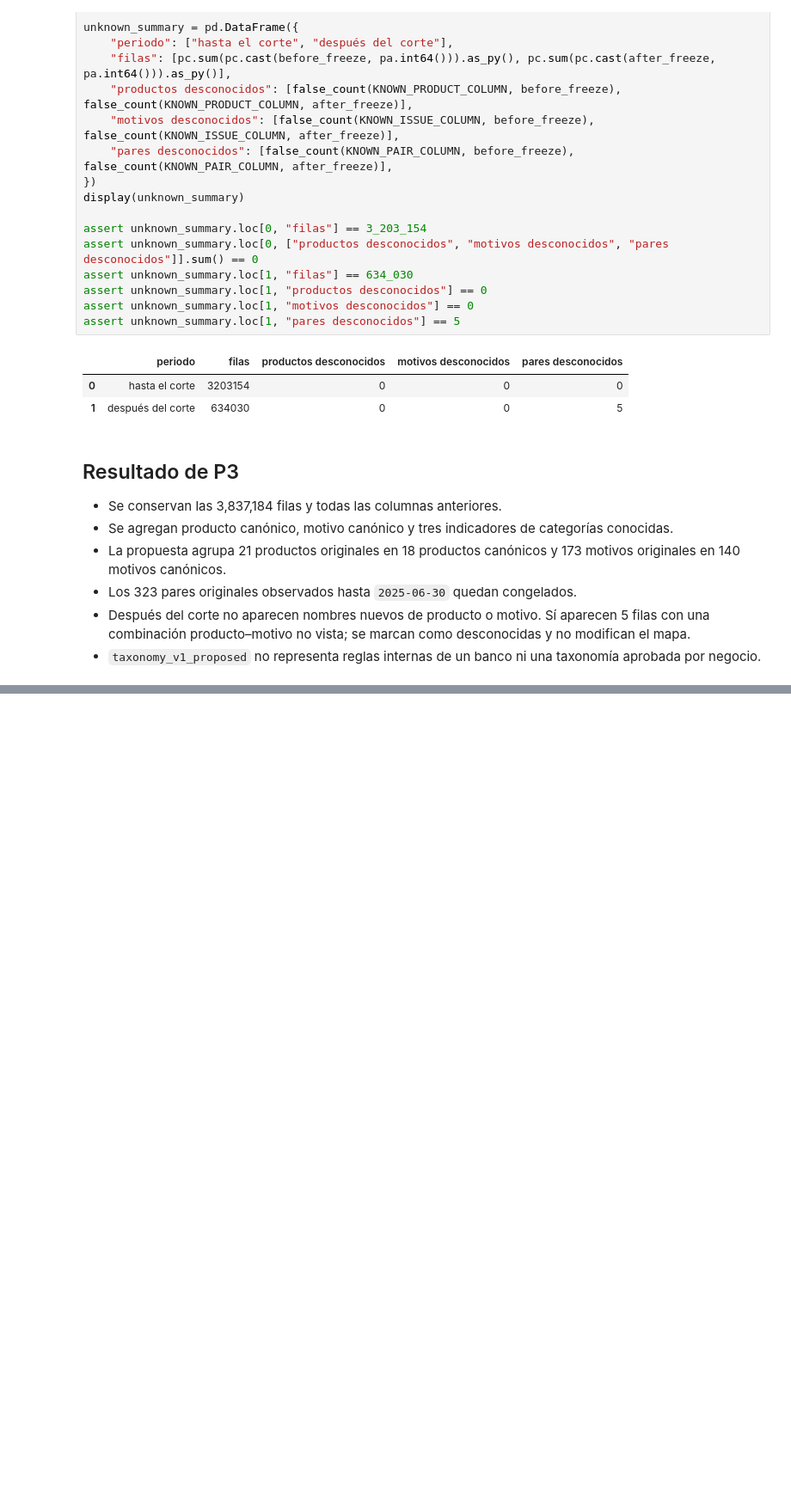
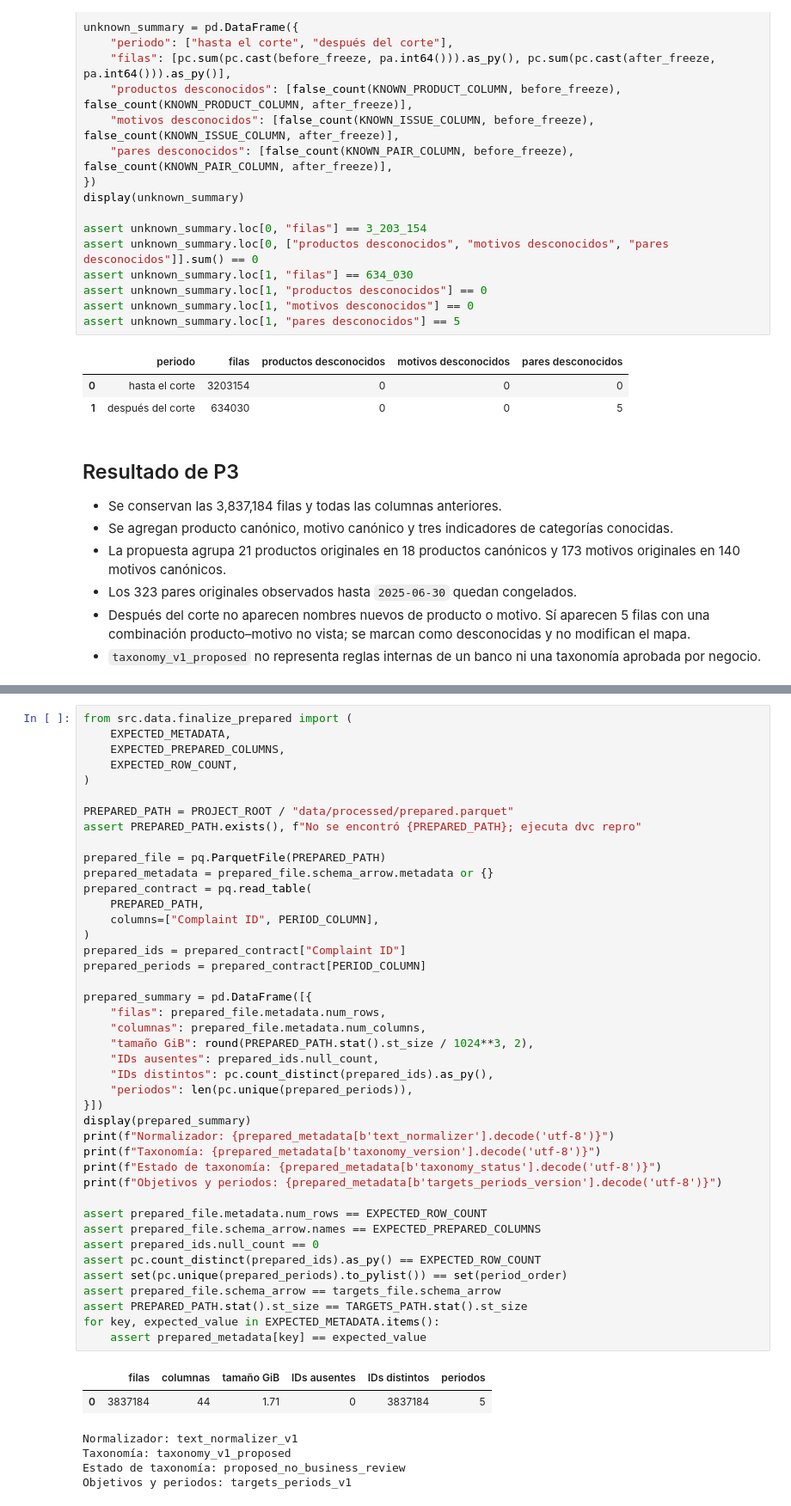
Before and after one commit to Codenid/capstone-claims-triage, a Jupyter notebook: notebooks/02_revision_preparacion.ipynb, the cells around one changed output, grey strips where cells are left out. Shown at 86% size. Saved outputs shown, nothing was run; the diff lists cells and outputs as text; blank space fills up the shorter version.

```diff
--- a/notebooks/02_revision_preparacion.ipynb
+++ b/notebooks/02_revision_preparacion.ipynb
@@ -428,0 +614,49 @@ assert unknown_summary.loc[1, "pares desconocidos"] == 5
+# %%
+from src.data.finalize_prepared import (
+    EXPECTED_METADATA,
+    EXPECTED_PREPARED_COLUMNS,
+    EXPECTED_ROW_COUNT,
+)
+
+PREPARED_PATH = PROJECT_ROOT / "data/processed/prepared.parquet"
+assert PREPARED_PATH.exists(), f"No se encontró {PREPARED_PATH}; ejecuta dvc repro"
+
+prepared_file = pq.ParquetFile(PREPARED_PATH)
+prepared_metadata = prepared_file.schema_arrow.metadata or {}
+prepared_contract = pq.read_table(
+    PREPARED_PATH,
+    columns=["Complaint ID", PERIOD_COLUMN],
+)
+prepared_ids = prepared_contract["Complaint ID"]
+prepared_periods = prepared_contract[PERIOD_COLUMN]
+
+prepared_summary = pd.DataFrame([{
+    "filas": prepared_file.metadata.num_rows,
+    "columnas": prepared_file.metadata.num_columns,
+    "tamaño GiB": round(PREPARED_PATH.stat().st_size / 1024**3, 2),
+    "IDs ausentes": prepared_ids.null_count,
+    "IDs distintos": pc.count_distinct(prepared_ids).as_py(),
+    "periodos": len(pc.unique(prepared_periods)),
+}])
+display(prepared_summary)
+print(f"Normalizador: {prepared_metadata[b'text_normalizer'].decode('utf-8')}")
+print(f"Taxonomía: {prepared_metadata[b'taxonomy_version'].decode('utf-8')}")
+print(f"Estado de taxonomía: {prepared_metadata[b'taxonomy_status'].decode('utf-8')}")
+print(f"Objetivos y periodos: {prepared_metadata[b'targets_periods_version'].decode('utf-8')}")
+
+assert prepared_file.metadata.num_rows == EXPECTED_ROW_COUNT
+assert prepared_file.schema_arrow.names == EXPECTED_PREPARED_COLUMNS
+assert prepared_ids.null_count == 0
+assert pc.count_distinct(prepared_ids).as_py() == EXPECTED_ROW_COUNT
+assert set(pc.unique(prepared_periods).to_pylist()) == set(period_order)
+assert prepared_file.schema_arrow == targets_file.schema_arrow
+assert PREPARED_PATH.stat().st_size == TARGETS_PATH.stat().st_size
+for key, expected_value in EXPECTED_METADATA.items():
+    assert prepared_metadata[key] == expected_value
+# %% [output]
+|  | filas | columnas | tamaño GiB | IDs ausentes | IDs distintos | periodos |
+| 0 | 3837184 | 44 | 1.71 | 0 | 3837184 | 5 |
+Normalizador: text_normalizer_v1
+Taxonomía: taxonomy_v1_proposed
+Estado de taxonomía: proposed_no_business_review
+Objetivos y periodos: targets_periods_v1
```
Also changed, not shown: parts of 11 cells of this notebook, 12 other files.
